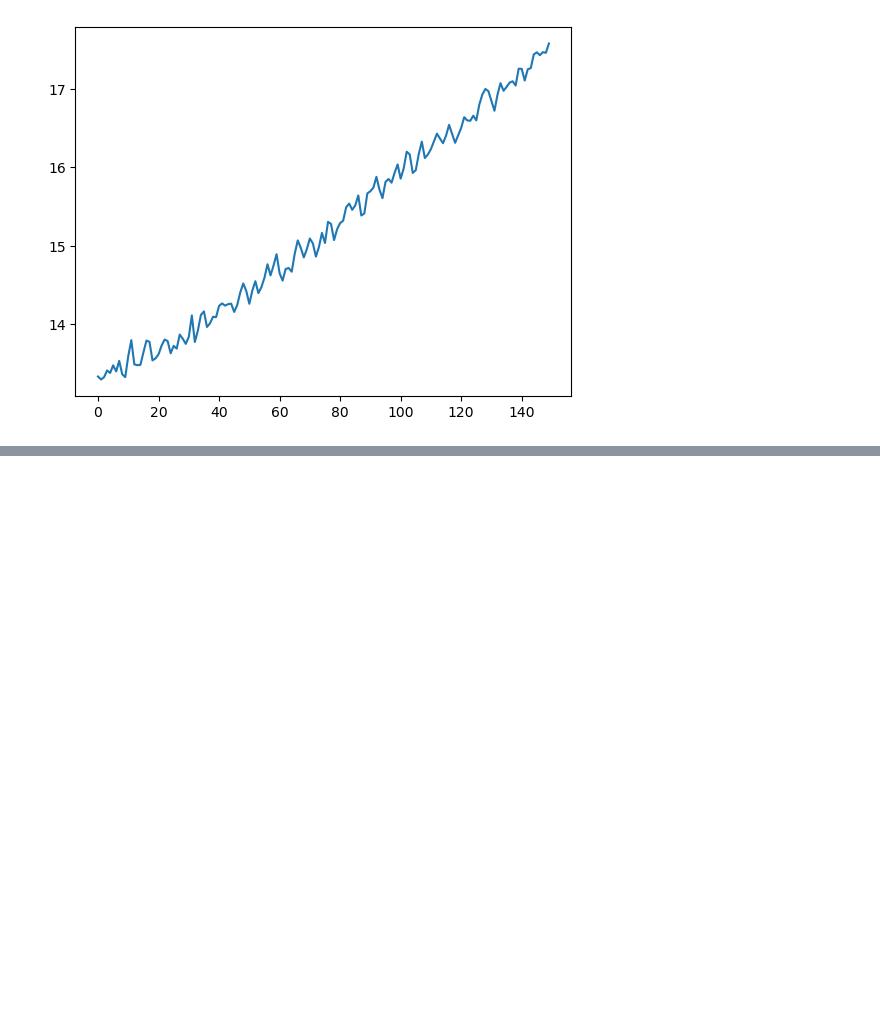
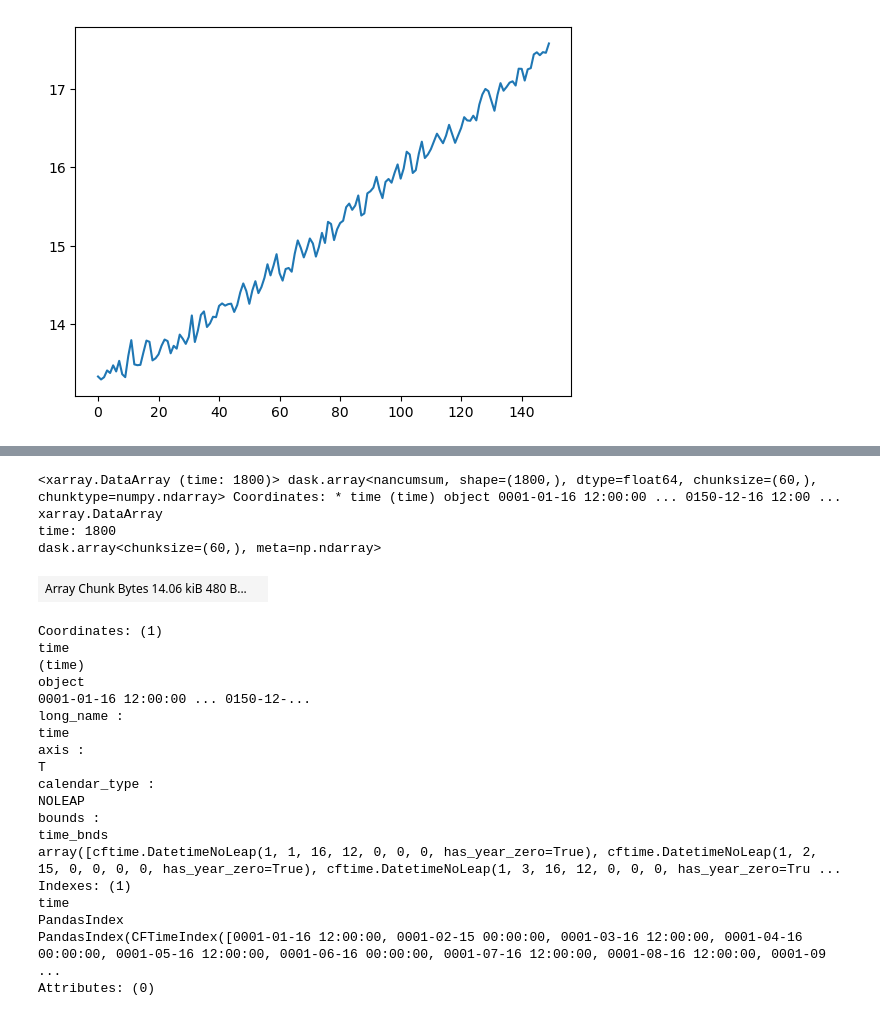
Before and after one commit to keturner8/TCRE-gfdl-esm4, a Jupyter notebook: tcre_initial.ipynb, the cells around one changed output, grey strips where cells are left out. Cells and saved outputs as stored; diff of their text form; code cells hidden in the pictures; blank space fills up the shorter version.

```diff
--- a/tcre_initial.ipynb
+++ b/tcre_initial.ipynb
@@ -201,0 +213,37 @@ Data variables:
+# %%
+# now we have to sum up cumulatively to find total changes in combined land and ocean inventories
+# caveats -- I'm assuming we don't need to re-sample fluxes at 1st or end of the month (not sure about this)
+# and we are straight ignoring sediment carbon release
+
+# output is in m-2 s-1 - for our global integral we now have s-1
+
+day2sec = 24*60**2
+mol2PgC = 12.011*1e-15
+
+sink_LO = (flux_glob*month_length*day2sec).cumsum(dim="time")
+sink_LO
+# %% [output]
+<xarray.DataArray (time: 1800)> dask.array<nancumsum, shape=(1800,), dtype=float64, chunksize=(60,), chunktype=numpy.ndarray> Coordinates: * time (time) object 0001-01-16 12:00:00 ... 0150-12-16 12:00 ...
+xarray.DataArray
+time: 1800
+dask.array<chunksize=(60,), meta=np.ndarray>
+| Array Chunk Bytes 14.06 kiB 480 B... |  |
+Coordinates: (1)
+time
+(time)
+object
+0001-01-16 12:00:00 ... 0150-12-...
+long_name :
+time
+axis :
+T
+calendar_type :
+NOLEAP
+bounds :
+time_bnds
+array([cftime.DatetimeNoLeap(1, 1, 16, 12, 0, 0, 0, has_year_zero=True), cftime.DatetimeNoLeap(1, 2, 15, 0, 0, 0, 0, has_year_zero=True), cftime.DatetimeNoLeap(1, 3, 16, 12, 0, 0, 0, has_year_zero=Tru ...
+Indexes: (1)
+time
+PandasIndex
+PandasIndex(CFTimeIndex([0001-01-16 12:00:00, 0001-02-15 00:00:00, 0001-03-16 12:00:00, 0001-04-16 00:00:00, 0001-05-16 12:00:00, 0001-06-16 00:00:00, 0001-07-16 12:00:00, 0001-08-16 12:00:00, 0001-09 ...
+Attributes: (0)
```
Also changed, not shown: parts of 7 cells of this notebook.
